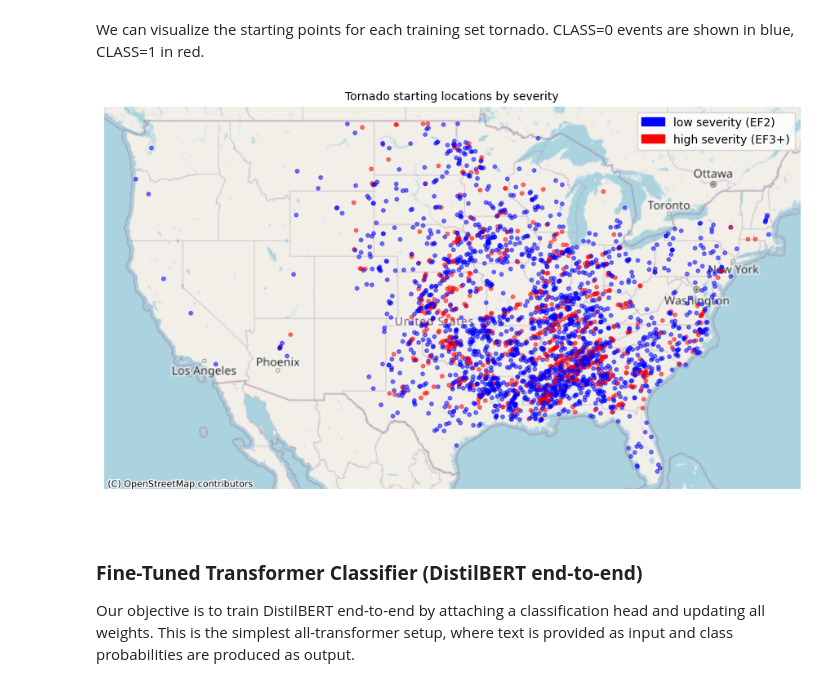
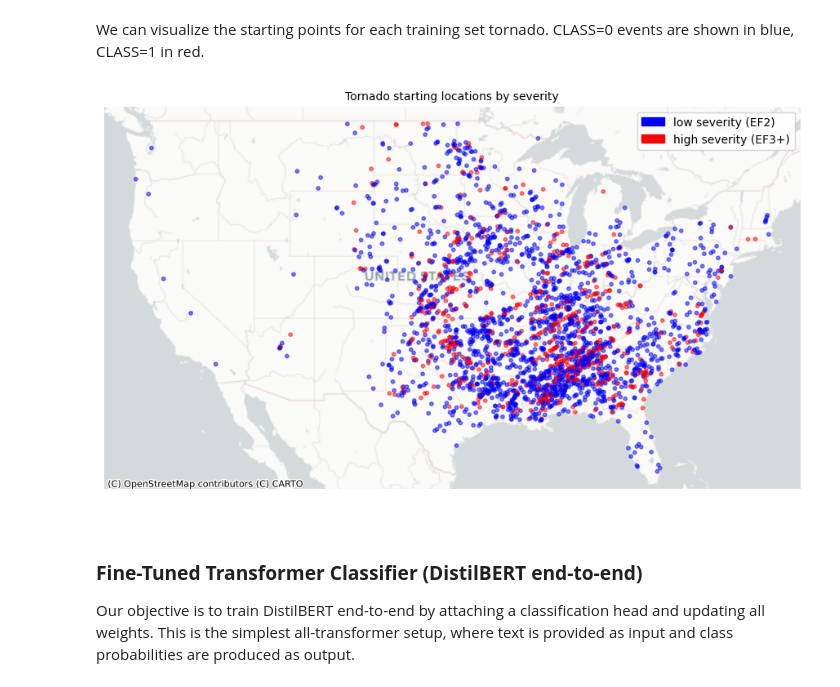
Before and after one commit to jtrive84/jtrive84.github.io, a Jupyter notebook: posts/practical-nlp-for-risk-modeling-part-2/practical-nlp-for-risk-modeling-part-2.ipynb, the cells around one changed output. Cells and saved outputs as stored; diff of their text form; code cells hidden in the pictures.

```diff
--- a/posts/practical-nlp-for-risk-modeling-part-2/practical-nlp-for-risk-modeling-part-2.ipynb
+++ b/posts/practical-nlp-for-risk-modeling-part-2/practical-nlp-for-risk-modeling-part-2.ipynb
@@ -197,35 +197,35 @@ import geopandas as gpd
 import contextily as cx
 
 
 gdf = gpd.GeoDataFrame(
     {"CLASS":  dftrain["CLASS"]},
     geometry=gpd.points_from_xy(dftrain["BEGIN_LON"], dftrain["BEGIN_LAT"]),
     crs="EPSG:4326",
 ).to_crs("EPSG:3857")
 
 ax = gdf.plot(
     figsize=(11, 8.5),
     markersize=10,
     alpha=0.5,
     color=gdf["CLASS"].map({0: "blue", 1: "red"})
 )
-cx.add_basemap(ax, source=cx.providers.OpenStreetMap.Mapnik)
+cx.add_basemap(ax, source=cx.providers.CartoDB.Positron)
 ax.collections[0].set_color(gdf["CLASS"].map({0: "blue", 1: "red"}).tolist())
 ax.set_title("Tornado starting locations by severity", fontsize=10)
 colors = gdf["CLASS"].map({0: "blue", 1: "red"}).tolist()
 ax.collections[0].set_color(colors)
 ax.set_axis_off()
 
 # Legend.
 handles = [
     mpl.patches.Patch(color="blue", label="low severity (EF2)"),
     mpl.patches.Patch(color="red", label="high severity (EF3+)"),
 ]
 ax.legend(handles=handles, title=None, loc="upper right", frameon=True)
 
 plt.show()
 # %% [output]
-[figure, old version]
+[figure, new version]
 # %% [markdown]
 
 <br>
```
Also changed, not shown: parts of 4 cells of this notebook, 6 other files.
